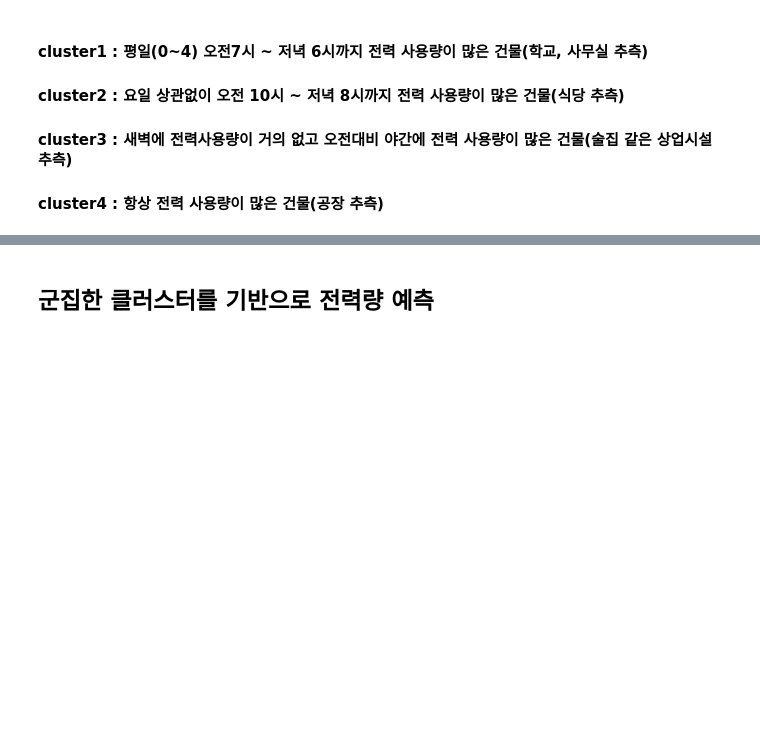
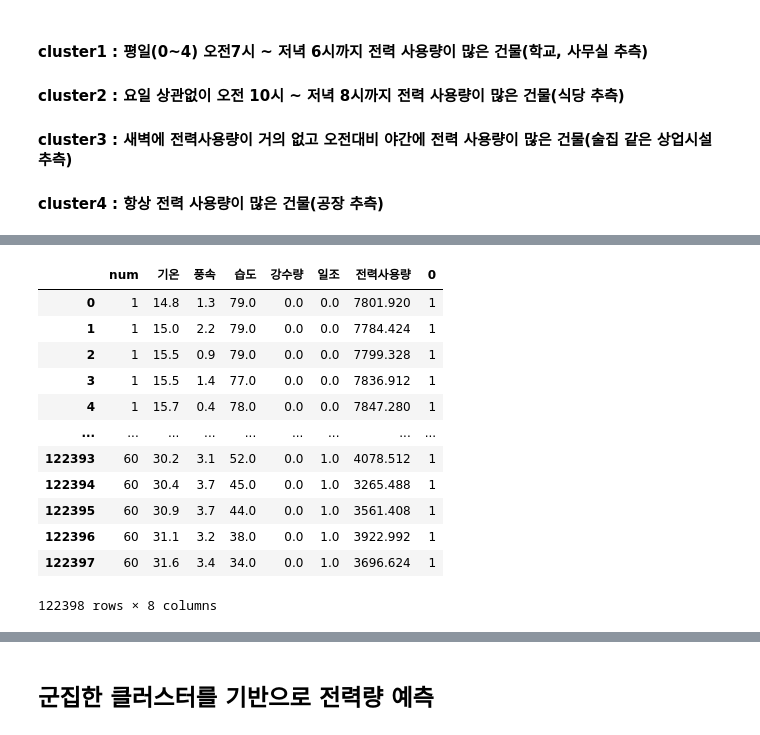
Before and after one commit to JEONSUN/Dacon-Project-kWh-Predict, a Jupyter notebook: 전력량 예측.ipynb, the cells around one changed output, grey strips where cells are left out. Saved outputs shown, nothing was run; the diff lists cells and outputs as text; code cells hidden in the pictures; blank space fills up the shorter version.

```diff
--- a/전력량 예측.ipynb
+++ b/전력량 예측.ipynb
@@ -630,0 +660,16 @@ plt.show()
+# %%
+copy_train
+# %% [output]
+|  | num | 기온 | 풍속 | 습도 | 강수량 | 일조 | 전력사용량 | 0 |
+| 0 | 1 | 14.8 | 1.3 | 79.0 | 0.0 | 0.0 | 7801.920 | 1 |
+| 1 | 1 | 15.0 | 2.2 | 79.0 | 0.0 | 0.0 | 7784.424 | 1 |
+| 2 | 1 | 15.5 | 0.9 | 79.0 | 0.0 | 0.0 | 7799.328 | 1 |
+| 3 | 1 | 15.5 | 1.4 | 77.0 | 0.0 | 0.0 | 7836.912 | 1 |
+| 4 | 1 | 15.7 | 0.4 | 78.0 | 0.0 | 0.0 | 7847.280 | 1 |
+| ... | ... | ... | ... | ... | ... | ... | ... | ... |
+| 122393 | 60 | 30.2 | 3.1 | 52.0 | 0.0 | 1.0 | 4078.512 | 1 |
+| 122394 | 60 | 30.4 | 3.7 | 45.0 | 0.0 | 1.0 | 3265.488 | 1 |
+| 122395 | 60 | 30.9 | 3.7 | 44.0 | 0.0 | 1.0 | 3561.408 | 1 |
+| 122396 | 60 | 31.1 | 3.2 | 38.0 | 0.0 | 1.0 | 3922.992 | 1 |
+| 122397 | 60 | 31.6 | 3.4 | 34.0 | 0.0 | 1.0 | 3696.624 | 1 |
+122398 rows × 8 columns
```
Also changed, not shown: parts of 19 cells of this notebook, 2 other files.
